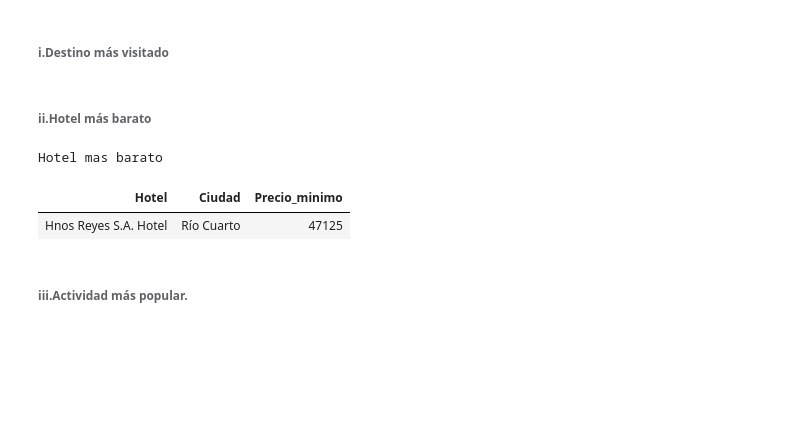
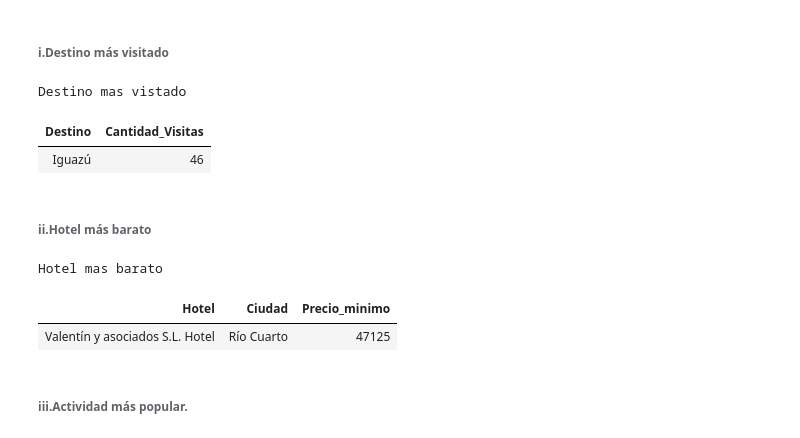
Before and after one commit to dariomicheli/BaseDatos, a Jupyter notebook: notebooks/Consultas.ipynb, the cells around one changed output. Saved outputs shown, nothing was run; the diff lists cells and outputs as text; code cells hidden in the pictures; blank space fills up the shorter version.

```diff
--- a/notebooks/Consultas.ipynb
+++ b/notebooks/Consultas.ipynb
@@ -372,9 +450,6 @@ display(df.style.hide(axis="index"))
 # %% [markdown]
 ###### i.Destino más visitado
 # %%
-nnombre_base = "clase"
-coleccion = "reservas"
-db = client[nombre_base]
 estados = ["Confirmada","Pagada"]
 filtro = {"estado": {"$in":estados}}
 
@@ -400,20 +475,19 @@ pipeline =[
     {"$limit": 1}
 ]
 
-cursor = db[coleccion].aggregate(pipeline)
-resultado = list(cursor)
-
+resultado = list(client[NOMBRE_BD_MONGO].reservas.aggregate(pipeline))
 
 df = pd.DataFrame(resultado)
 df = df[["Destino", "Cantidad_Visitas"]]
 print("Destino mas vistado")
 display(df.style.hide(axis="index"))
+# %% [output]
+Destino mas vistado
+| Destino | Cantidad_Visitas |
+| Iguazú | 46 |
 # %% [markdown]
 ###### ii.Hotel más barato
 # %%
-nombre_base = "clase"
-coleccion = "reservas"
-db = client[nombre_base]
 estados = ["Confirmada","Pagada"]
 filtro = {"estado": {"$in":estados}}
 
@@ -421,36 +495,34 @@ pipeline =[
     {"$match": filtro},
     {"$group": {
         "_id": "$hotel_id",  # este es id del hotel
         "Precio_minimo": {"$min": "$precio_total"} #el minimo del campo precio_total
     }},
     {"$lookup": {
         "from": "hoteles",           # nombre de la colección a unir
         "localField": "_id",          # campo en esta colección (el ID del hotel)
         "foreignField": "hotel_id",        # campo en la colección "usuarios"
         "as": "hoteles_min_precios"          # nombre del nuevo campo con los datos del usuario
     }},
     {"$unwind": "$hoteles_min_precios"},     # desanida el array para acceder directamente
     {"$project": {
         "_id": 0,
         "Hotel": "$hoteles_min_precios.nombre",
         "Ciudad": "$hoteles_min_precios.ciudad",
         "Precio_minimo": 1
     }},
     {"$sort": {"Precio_minimo": 1}},
     {"$limit": 1}
 ]
 
-cursor = db[coleccion].aggregate(pipeline)
-resultado = list(cursor)
-
+resultado = list(client[NOMBRE_BD_MONGO]["reservas"].aggregate(pipeline))
 
 df = pd.DataFrame(resultado)
 df = df[["Hotel", "Ciudad","Precio_minimo"]]
 print("Hotel mas barato")
 display(df.style.hide(axis="index"))
 # %% [output]
 Hotel mas barato
 | Hotel | Ciudad | Precio_minimo |
-| Hnos Reyes S.A. Hotel | Río Cuarto | 47125 |
+| Valentín y asociados S.L. Hotel | Río Cuarto | 47125 |
 # %% [markdown]
 ###### iii.Actividad más popular.
```
Also changed, not shown: parts of 15 cells of this notebook, 9 other files.
